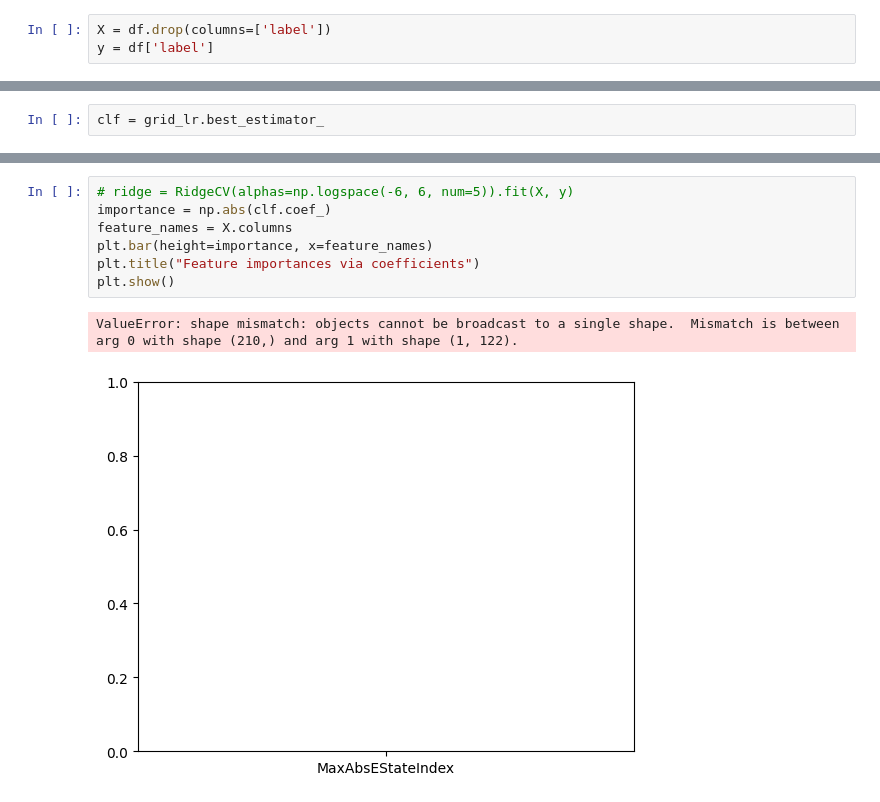
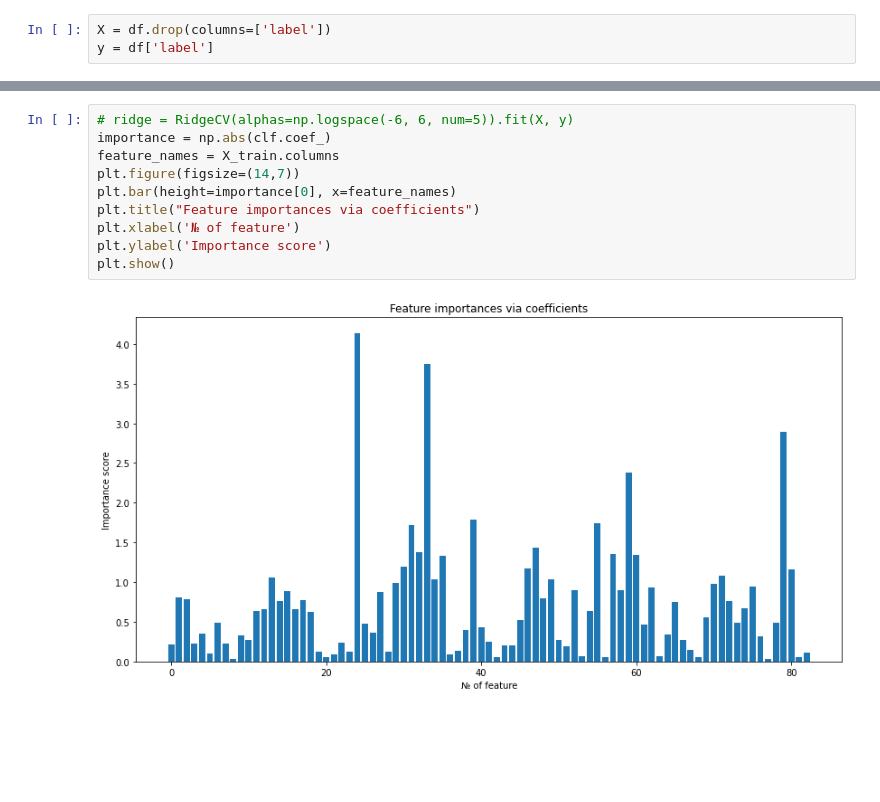
Before and after one commit to Protolaw/a2a_binary_classifier, a Jupyter notebook: Logistic regr.ipynb, the cells around one changed output, grey strips where cells are left out. Drawn from its saved outputs; the diff is of its cells as text; blank space fills up the shorter version.

```diff
--- a/Logistic regr.ipynb
+++ b/Logistic regr.ipynb
@@ -191,2 +150,0 @@ dir(grid_lr)
-# %%
-clf = grid_lr.best_estimator_
@@ -205,10 +157,12 @@ len(X.columns)
 # %%
 # ridge = RidgeCV(alphas=np.logspace(-6, 6, num=5)).fit(X, y)
 importance = np.abs(clf.coef_)
-feature_names = X.columns
-plt.bar(height=importance, x=feature_names)
+feature_names = X_train.columns
+plt.figure(figsize=(14,7))
+plt.bar(height=importance[0], x=feature_names)
 plt.title("Feature importances via coefficients")
+plt.xlabel('№ of feature')
+plt.ylabel('Importance score')
 plt.show()
 # %% [output]
-ValueError: shape mismatch: objects cannot be broadcast to a single shape.  Mismatch is between arg 0 with shape (210,) and arg 1 with shape (1, 122).
-[figure, old version]
+[figure, new version]
```
Also changed, not shown: parts of 30 cells of this notebook, 3 other files.
